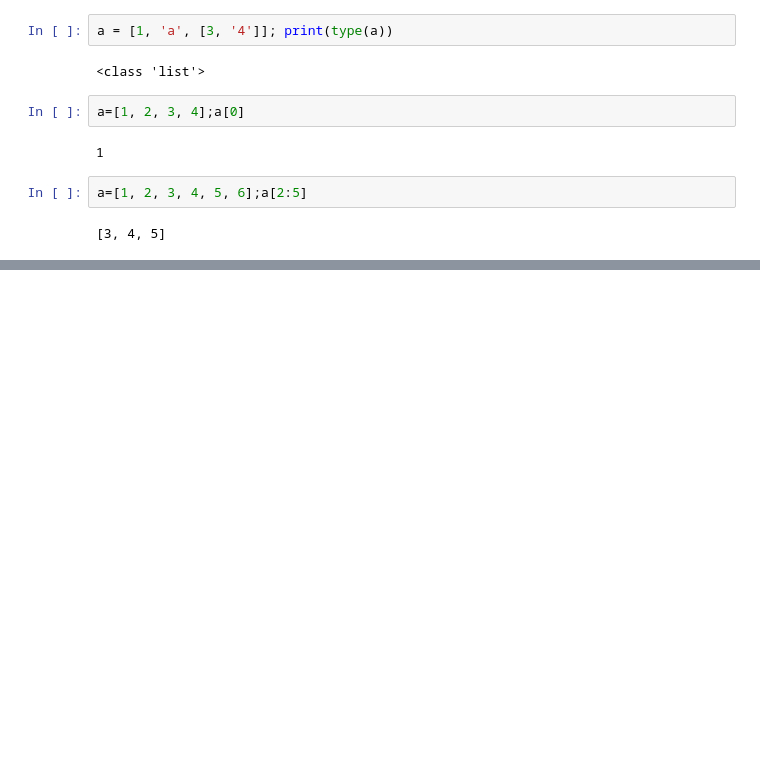
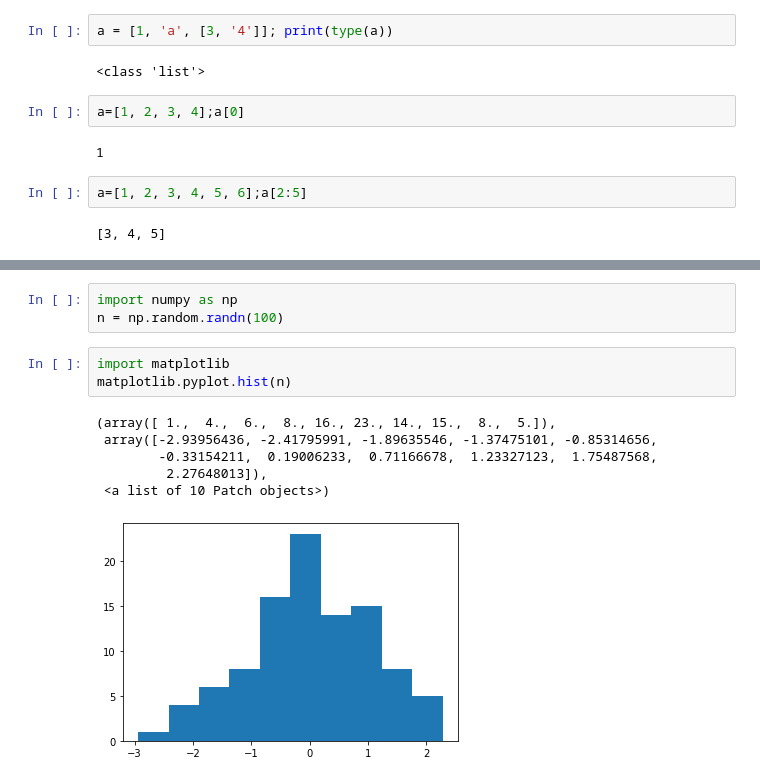
Before and after one commit to chzwldn/class2022Spring, a Jupyter notebook: 20220316.ipynb, the cells around one changed output, grey strips where cells are left out. Cells and saved outputs as stored; diff of their text form; blank space fills up the shorter version.

```diff
--- a/20220316.ipynb
+++ b/20220316.ipynb
@@ -57,0 +248,13 @@ a=[1, 2, 3, 4, 5, 6];a[2:5]
+# %%
+import numpy as np
+n = np.random.randn(100)
+# %%
+import matplotlib
+matplotlib.pyplot.hist(n)
+# %% [output]
+(array([ 1.,  4.,  6.,  8., 16., 23., 14., 15.,  8.,  5.]),
+ array([-2.93956436, -2.41795991, -1.89635546, -1.37475101, -0.85314656,
+        -0.33154211,  0.19006233,  0.71166678,  1.23327123,  1.75487568,
+         2.27648013]),
+ <a list of 10 Patch objects>)
+[figure, added]
```
Also changed, not shown: parts of 48 cells of this notebook.
